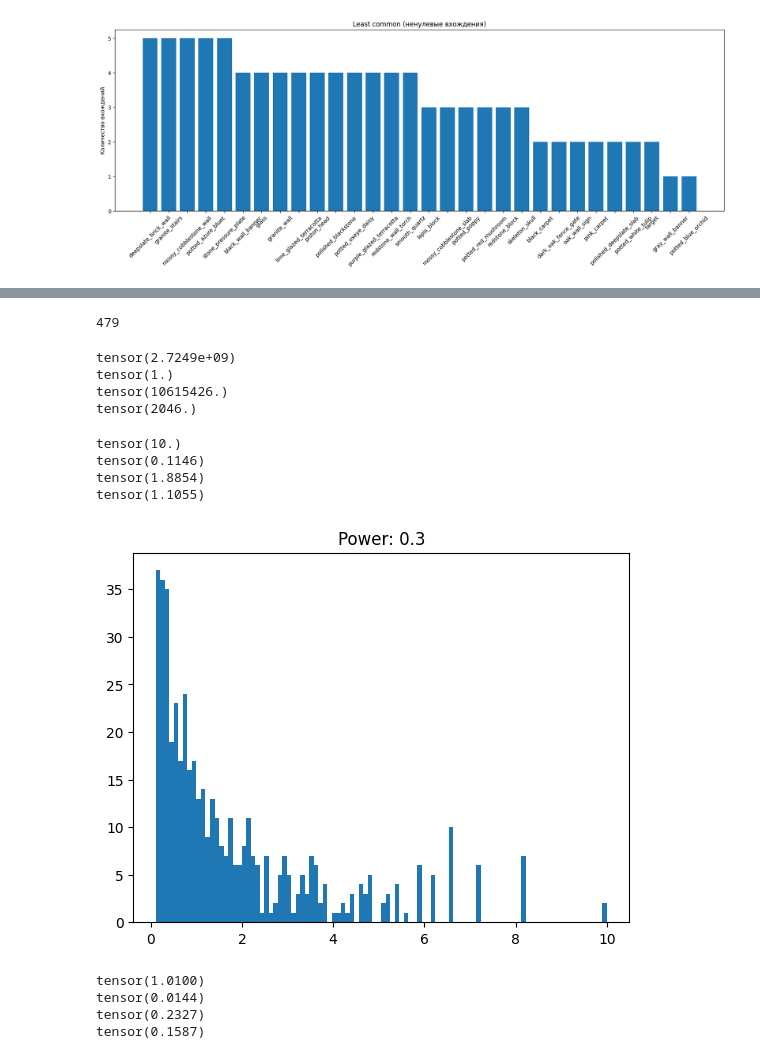
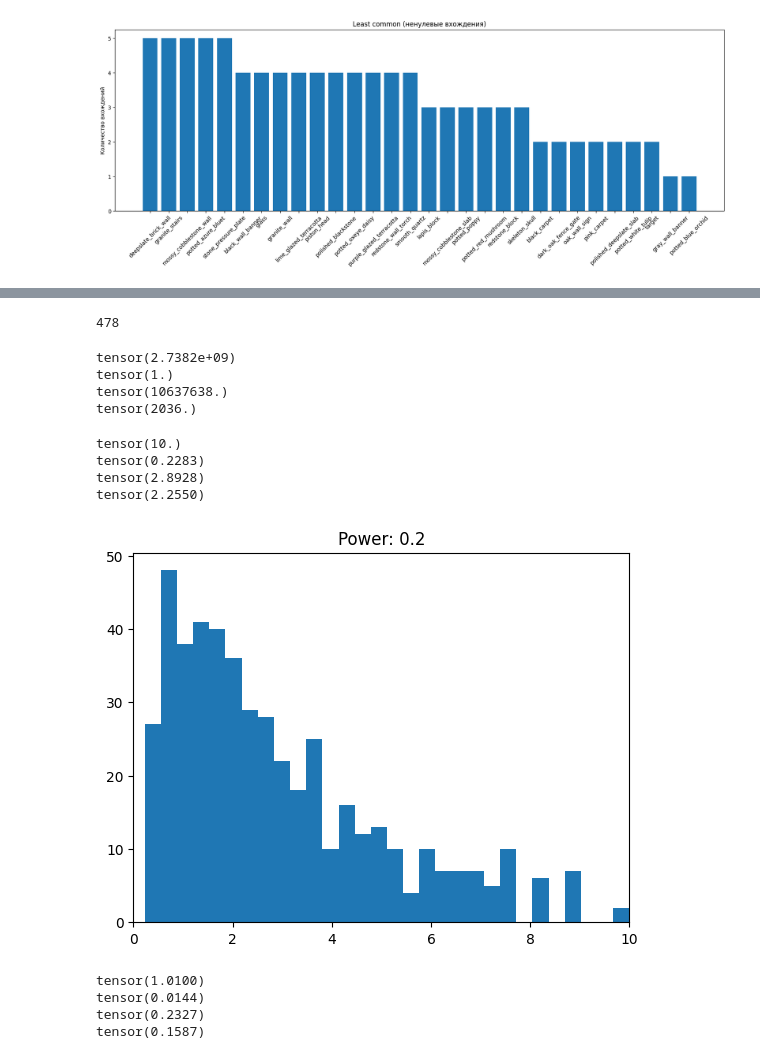
Before and after one commit to oleja1shpep/DiffusionCraft, a Jupyter notebook: src/notebooks/stats.ipynb, the cells around one changed output, grey strips where cells are left out. Saved outputs shown, nothing was run; the diff lists cells and outputs as text; code cells hidden in the pictures.

```diff
--- a/src/notebooks/stats.ipynb
+++ b/src/notebooks/stats.ipynb
@@ -412,7 +412,7 @@ with open("statistics.json", "w") as w:
 import json
 import matplotlib.pyplot as plt
 
-with open("./statistics.json") as f:
+with open("../block_data/statistics.json") as f:
     statistics = json.load(f)
 
 statistics = list(statistics.items())
@@ -463,42 +494,43 @@ show_top_statistics(statistics, 30, reversed=True, nonzero=True, ax=ax, title="L
 # %%
 len(values)
 # %% [output]
-479
+478
 # %%
 print(values.max())
 print(values.min())
 print(values.mean())
 print(values.median())
 # %% [output]
-tensor(2.7249e+09)
+tensor(2.7382e+09)
 tensor(1.)
-tensor(10615426.)
-tensor(2046.)
+tensor(10637638.)
+tensor(2036.)
 # %%
 def make_class_weights(values, power=0.3, eps=1e-5):
     values = values.float()
     max_count = values.max()
 
     weights = (max_count / (values + eps)) ** power
     weights = weights / weights.max() * 9.9   # редчайшие классы -> 10
     return weights + 0.1
 
-power = 0.3
+power = 0.2
 w = make_class_weights(values, power=power)
 print(w.max())
 print(w.min())
 print(w.mean())
 print(w.median())
-plt.hist(w, bins=100)
+plt.hist(w, bins=30)
+plt.xlim([0,10])
 # plt.xscale("log")
 # plt.xlim([0,2])
 plt.title(f"Power: {power}");
 # %% [output]
 tensor(10.)
-tensor(0.1146)
-tensor(1.8854)
-tensor(1.1055)
+tensor(0.2283)
+tensor(2.8928)
+tensor(2.2550)
-[figure, old version]
+[figure, new version]
 # %%
 # %% [output]
 tensor(1.0100)
```
Also changed, not shown: parts of 12 cells of this notebook, 3 other files.
